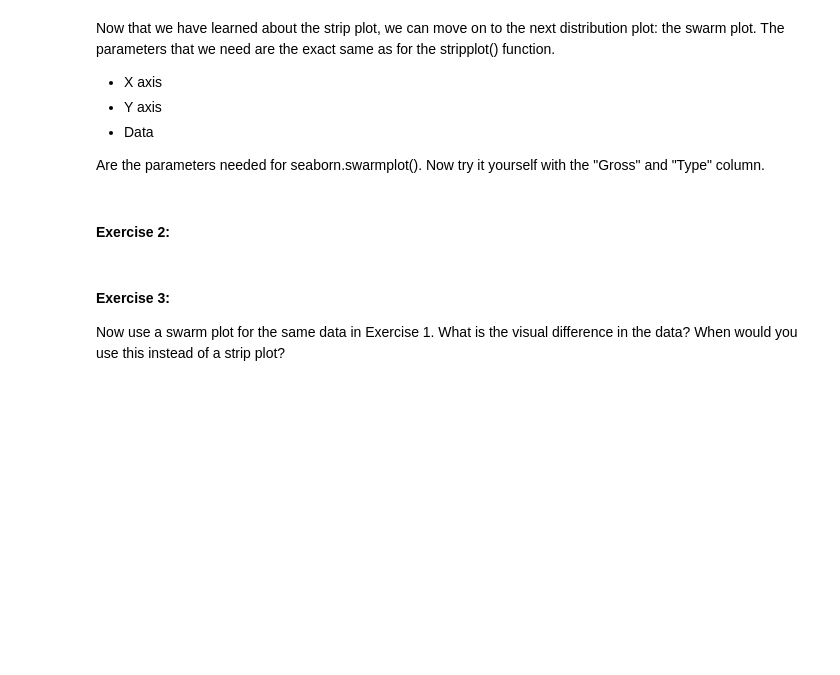
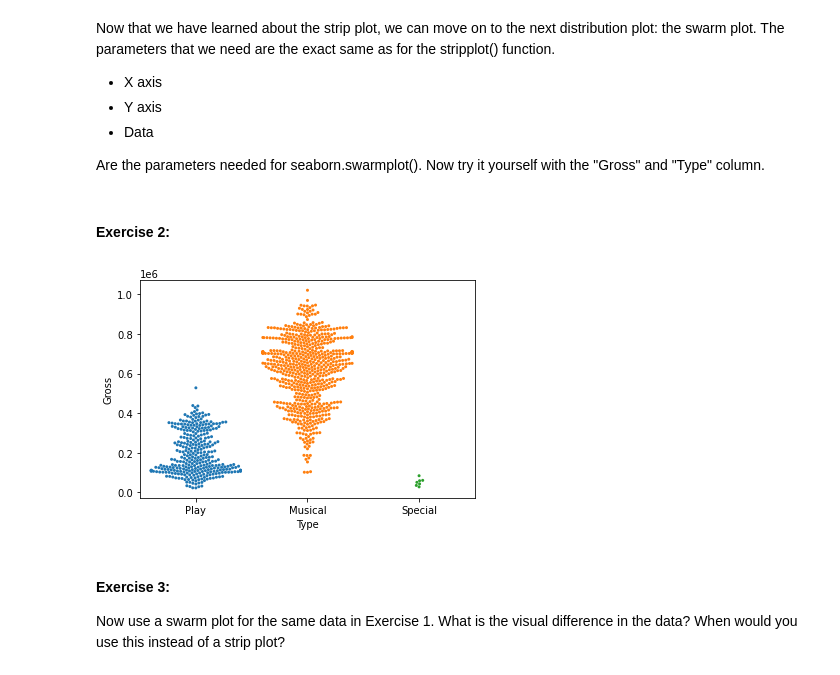
Before and after one commit to mjcarr458/CISC367DataScience, a Jupyter notebook: VisualizationWork/swarm_plots.ipynb, the cells around one changed output. Cells and saved outputs as stored; diff of their text form; code cells hidden in the pictures; blank space fills up the shorter version.

```diff
--- a/VisualizationWork/swarm_plots.ipynb
+++ b/VisualizationWork/swarm_plots.ipynb
@@ -97,3 +99,9 @@ Are the parameters needed for seaborn.swarmplot(). Now try it yourself with the
+# %%
+#Type code here:
+sns.swarmplot(x="Type", y="Gross", data = df, size = 3)
+plt.show()
+# %% [output]
+[figure, added]
 # %% [markdown]
 #### Exercise 3:
 Now use a swarm plot for the same data in Exercise 1. What is the visual difference in the data? When would you use this instead of a strip plot?
```
Also changed, not shown: parts of 13 cells of this notebook, 4 other files.
